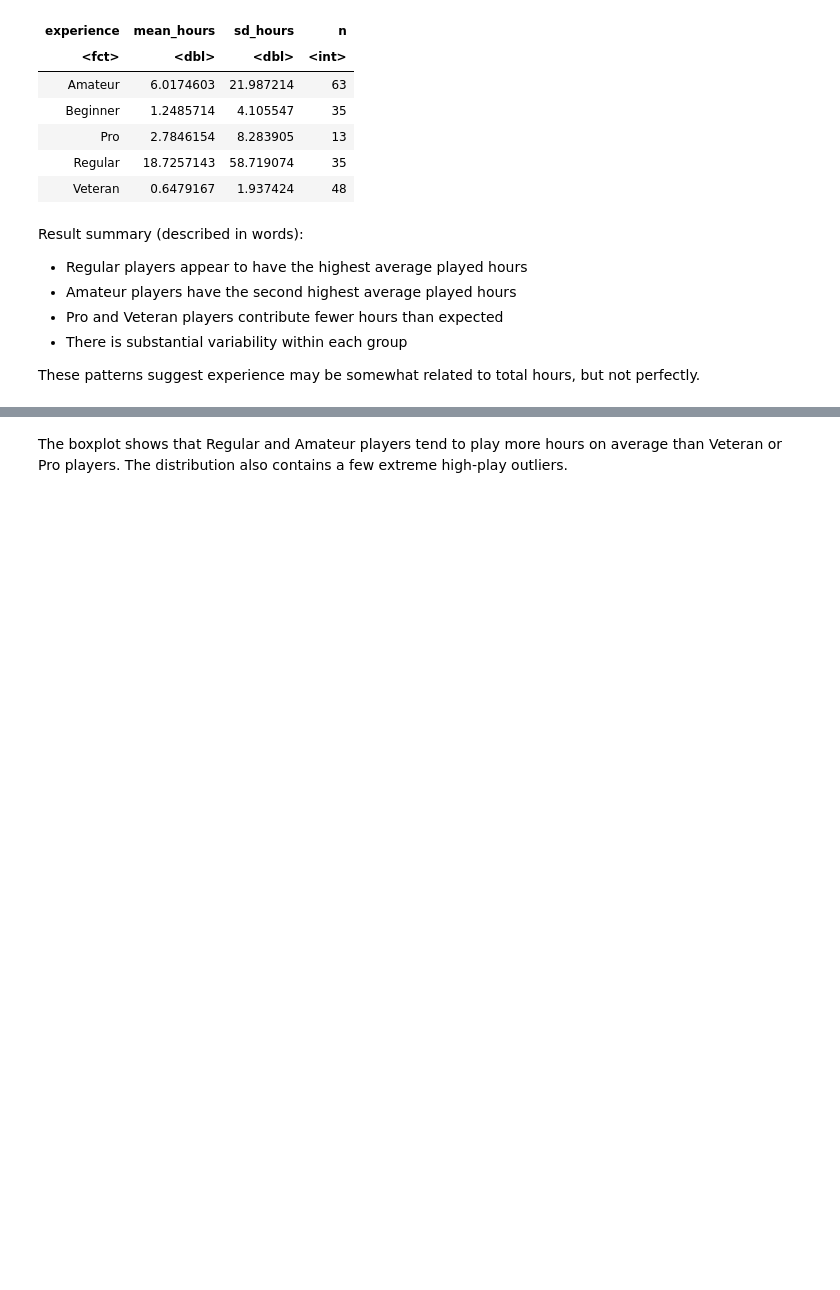
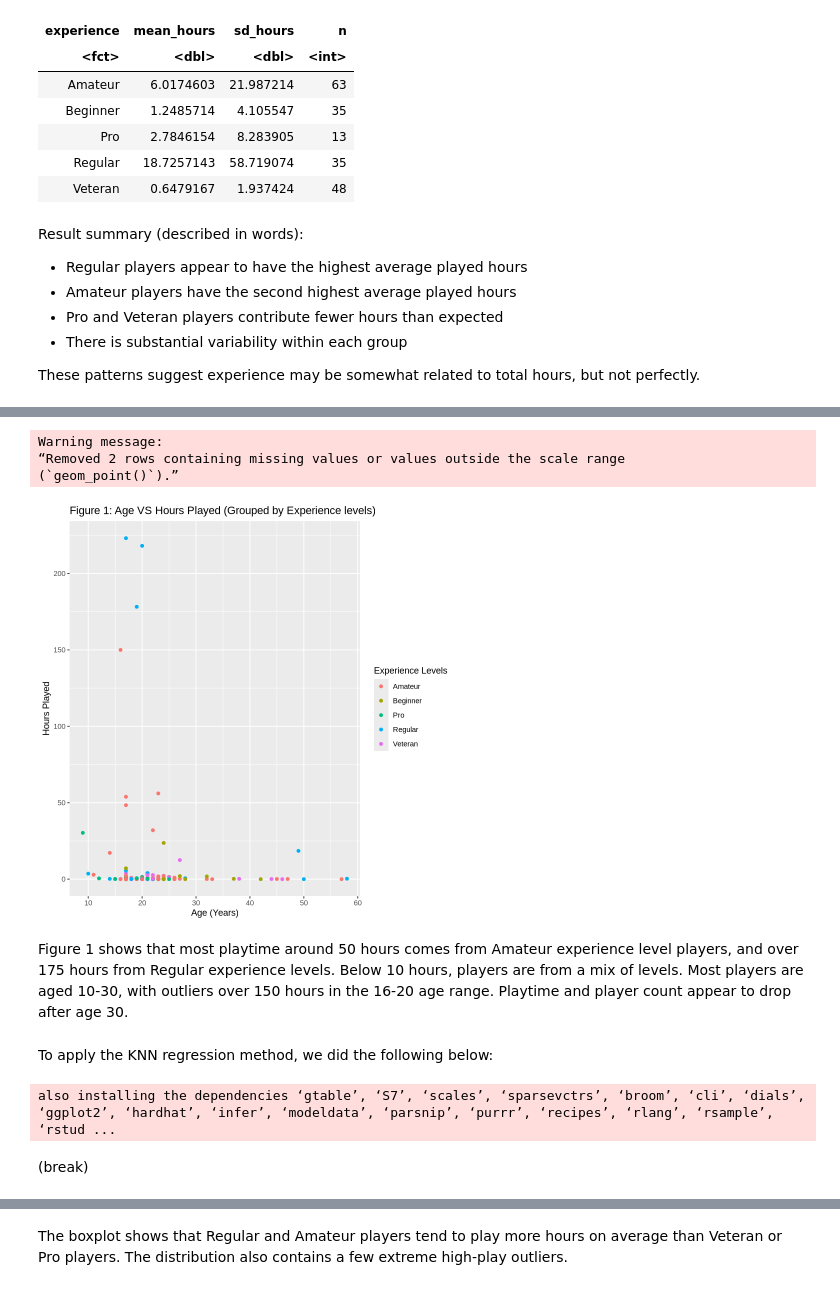
Before and after one commit to vmah1/dsci100-group-project, a Jupyter notebook: project.ipynb, the cells around one changed output, grey strips where cells are left out. Saved outputs shown, nothing was run; the diff lists cells and outputs as text; code cells hidden in the pictures; blank space fills up the shorter version.

Commit message:
edited methods and results
- added Figure 1
- made data tidy
- added descriptive text before and after code

```diff
--- a/project.ipynb
+++ b/project.ipynb
@@ -147,0 +180,23 @@ These patterns suggest experience may be somewhat related to total hours, but no
+# %%
+players_age <- players |>
+  ggplot(aes(x=Age, y=played_hours, color=experience)) +
+  geom_point() +
+  labs(title = "Figure 1: Age VS Hours Played (Grouped by Experience levels)",
+        color = "Experience Levels",
+        x = "Age (Years)",
+        y = "Hours Played" )
+players_age
+# %% [output]
+Warning message:
+“Removed 2 rows containing missing values or values outside the scale range
+(`geom_point()`).”
+[figure, added]
+# %% [markdown]
+Figure 1 shows that most playtime around 50 hours comes from Amateur experience level players, and over 175 hours from Regular experience levels. Below 10 hours, players are from a mix of levels. Most players are aged 10-30, with outliers over 150 hours in the 16-20 age range. Playtime and player count appear to drop after age 30.
+# %% [markdown]
+To apply the KNN regression method, we did the following below:
+# %%
+install.packages("tidymodels")
+library(tidymodels)
+# %% [output]
+also installing the dependencies ‘gtable’, ‘S7’, ‘scales’, ‘sparsevctrs’, ‘broom’, ‘cli’, ‘dials’, ‘ggplot2’, ‘hardhat’, ‘infer’, ‘modeldata’, ‘parsnip’, ‘purrr’, ‘recipes’, ‘rlang’, ‘rsample’, ‘rstud ...
@@ -148,3 +224,5 @@ These patterns suggest experience may be somewhat related to total hours, but no
+# %% [markdown]
+(break)
 # %%
 ggplot(players_clean, aes(x = experience, y = played_hours)) +
   geom_boxplot() +
```
Also changed, not shown: parts of 19 cells of this notebook.
